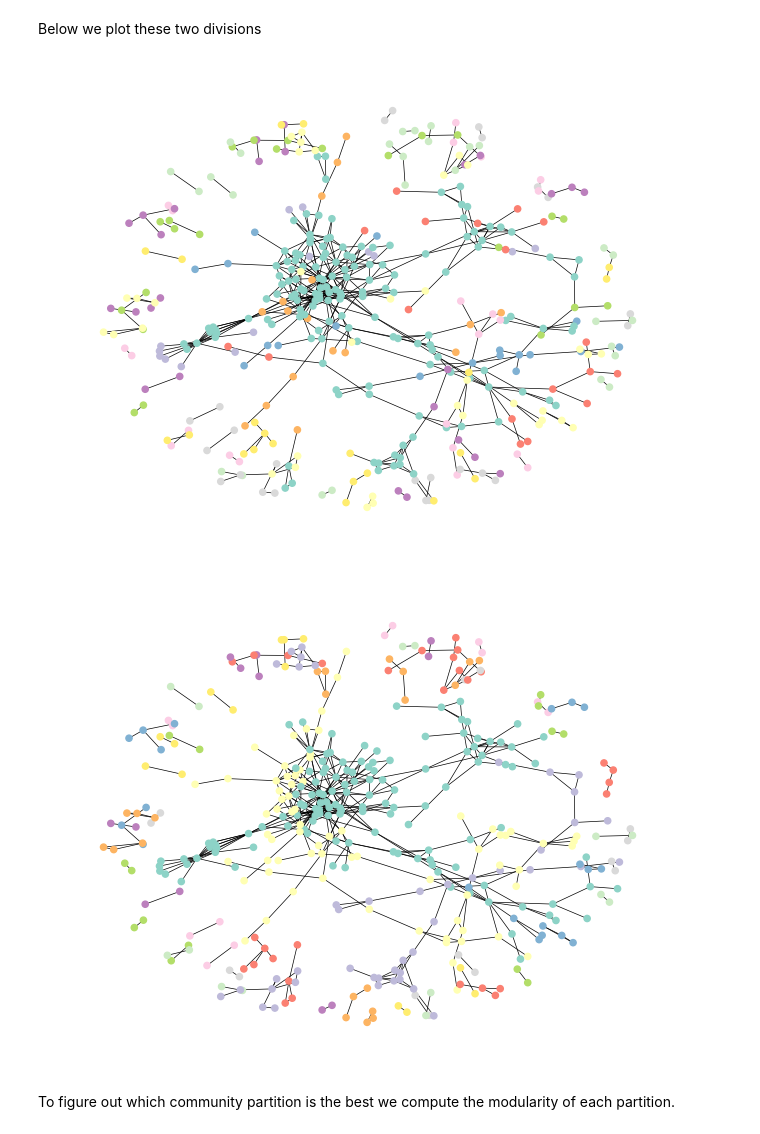
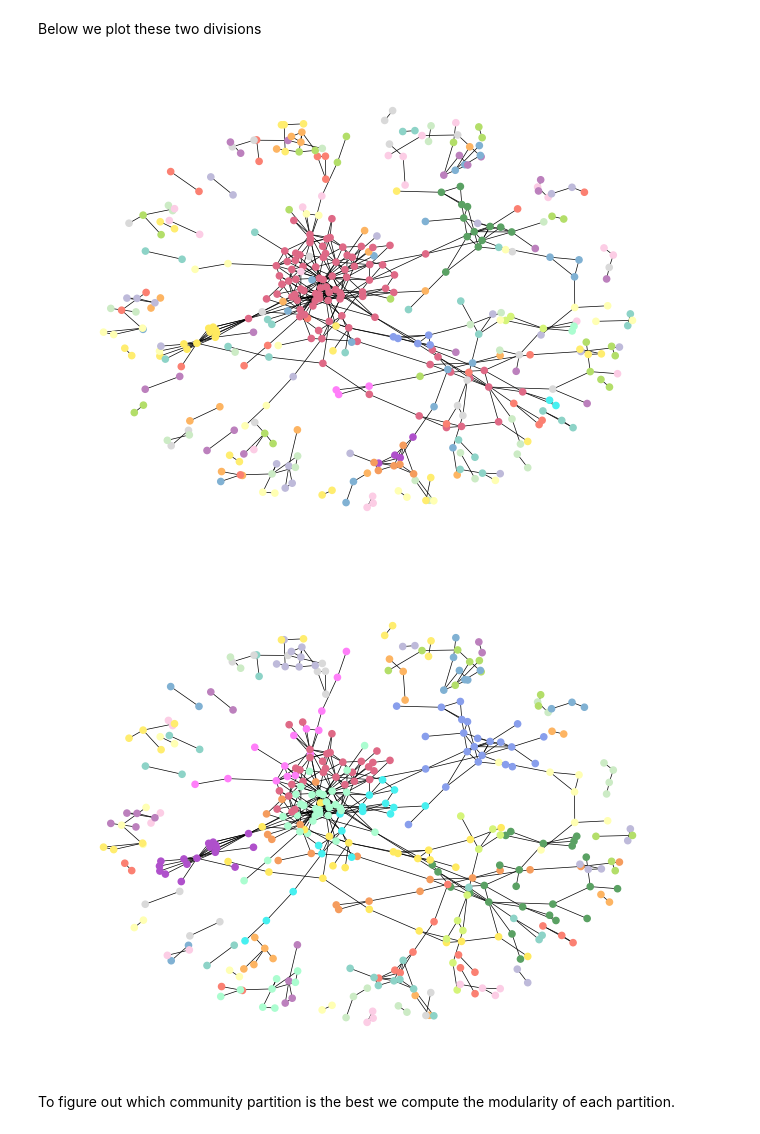
Before and after one commit to Aaresh1705/CSS_project_final, a Jupyter notebook: final_notebook.ipynb, the cells around one changed output. Drawn from its saved outputs; the diff is of its cells as text; code cells hidden in the pictures.

Commit message:
updated plots

```diff
--- a/final_notebook.ipynb
+++ b/final_notebook.ipynb
@@ -264,6 +265,7 @@ We begin by setting up the network. We have chosen to first create a bipartite n
 # %%
 #Making edgelist
 df_groups = pd.read_csv("data/groups_wMembers3.csv")
+df_groups = df_groups.drop_duplicates()
 df_groups["edgelist"] = df_groups.apply(lambda row: [(row["title"], member) for member in ast.literal_eval(row["all_members"])], axis=1)
 edgelist = [edge for sublist in df_groups["edgelist"] for edge in sublist]
 
@@ -662,7 +664,7 @@ We tried two different methods of partitioning the group network. Firstly a divi
 Below partition 1 is created, using the networkX function binconnected components to compute all biconnected components. For analysis of communities, each node will have to be assigned uniquely to a community. This is not the case for bicomponents. We therefore, if a node belonged to multiple commnities, assigned it to the biggest community, as the bigger clusters are more meaningful to the overall structure of the network.
 # %%
 #Get all biconnected components as sets of nodes
-bicomponents = list(nx.biconnected_components(GroupsG))
+bicomponents = list(nx.biconnected_components(G))
 
 #Sort components by decreasing size
 bicomponents.sort(key=lambda c: len(c), reverse=True)
@@ -682,7 +684,7 @@ for component in bicomponents:
 # %% [markdown]
 Below partition 2 is created using an predifined function to compute Louvain communities. Louvain is a widely known community detection algorithmstarts, that initiates by having each node be its own community, and merging communities if it increases the network modularity.
 # %%
-louvain = nx.algorithms.community.louvain_communities(GroupsG, resolution=2, seed= 43)
+louvain = nx.algorithms.community.louvain_communities(G, seed= 43)
 sorted_communities = sorted(louvain, key=len, reverse=True)
 
 # Create dictionary mapping each node to its community index
@@ -692,22 +694,56 @@ for i, community in enumerate(sorted_communities):
         partition2[node] = i
 # %% [markdown]
 Below we plot these two divisions
+# %%
+# Step 1: Define 10 distinct colors
+distinct_colors = [
+    "#df6986",  # red
+    "#5aa163",  # green
+    "#ffea5f",  # yellow
+    "#889eec",  # blue
+    "#f59c5d",  # orange
+    "#af50cb",  # purple
+    '#46f0f0',  # cyan
+    "#ff7ef9",  # magenta
+    "#d5f479",  # lime
+    "#abfdd0"   # pink
+]
+
+# Step 2: Define a fallback colormap for other labels
+fallback_cmap = plt.cm.Set3
+num_colors = fallback_cmap.N  # number of available colors in Set3
+
+# Step 3: Map labels to colors
+node_colors1 = []
+for label in [partition1[n] for n in G.nodes()]:
+    if label <= 10:
+        color = distinct_colors[label - 1]  # labels 1–10
+    else:
+        color = fallback_cmap((label - 11) % num_colors / num_colors)  # repeating colors from Set3
+    node_colors1.append(color)
+
+node_colors2 = []
+for label in [partition2[n] for n in G.nodes()]:
+    if label <= 10:
+        color = distinct_colors[label - 1]  # labels 1–10
+    else:
+        color = fallback_cmap((label - 11) % num_colors / num_colors)  # repeating colors from Set3
+    node_colors2.append(color)
 # %%
 # Partition 1 plot
-G = GroupsG
 pos = nx.spring_layout(G, k = 0.12, seed= 43)
 colors = [partition1[n] for n in G.nodes()]
-nx.draw(G, pos, node_color=colors, width = 0.5, node_size = 20, cmap=plt.cm.Set3)
+nx.draw(G, pos, node_color=node_colors1, width = 0.5, node_size = 20, cmap=plt.cm.Set3)
 plt.show()
 
 # Partition 2 plot
 pos = nx.spring_layout(G, k = 0.12, seed= 43)
 colors = [partition2[n] for n in G.nodes()]
-nx.draw(G, pos, node_color=colors, width = 0.5, node_size = 20, cmap=plt.cm.Set3)
+nx.draw(G, pos, node_color=node_colors2, width = 0.5, node_size = 20)
 plt.show()
 # %% [output]
-[figure, old version]
+[figure, new version]
-[figure, old version]
+[figure, new version]
 # %% [markdown]
 To figure out which community partition is the best we compute the modularity of each partition.
 # %%
```
Also changed, not shown: parts of 9 cells of this notebook.
